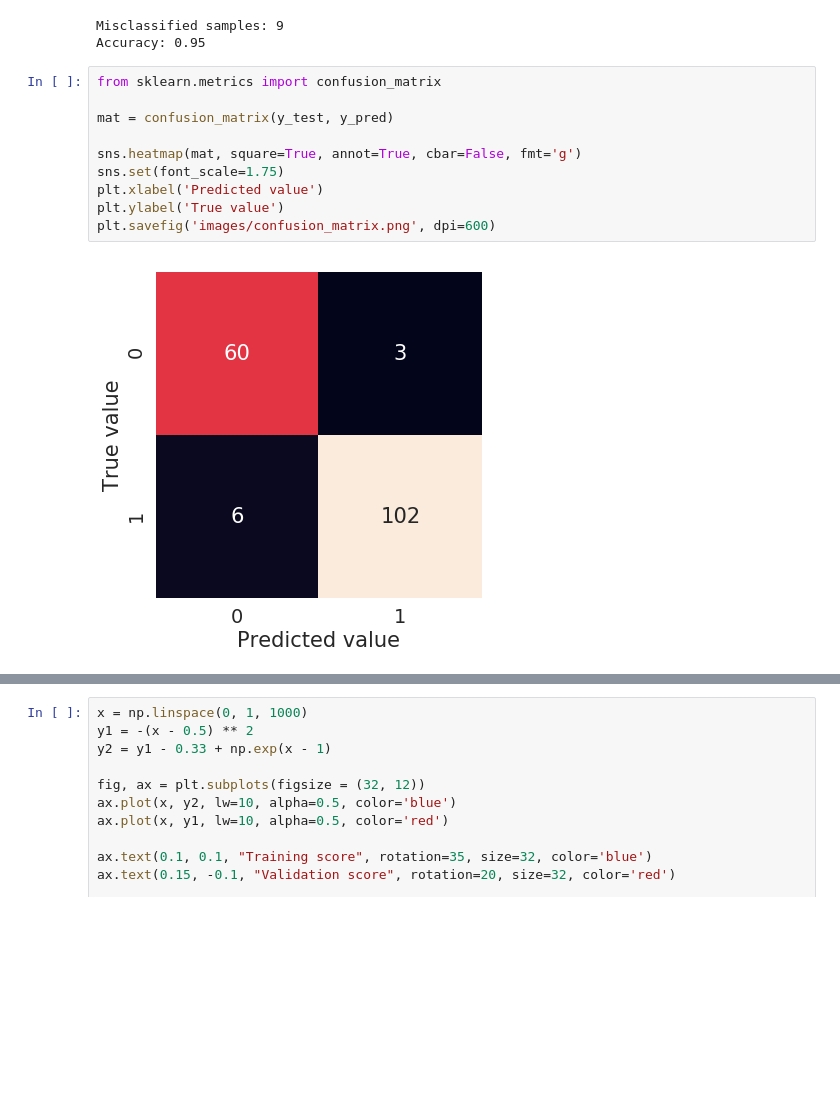
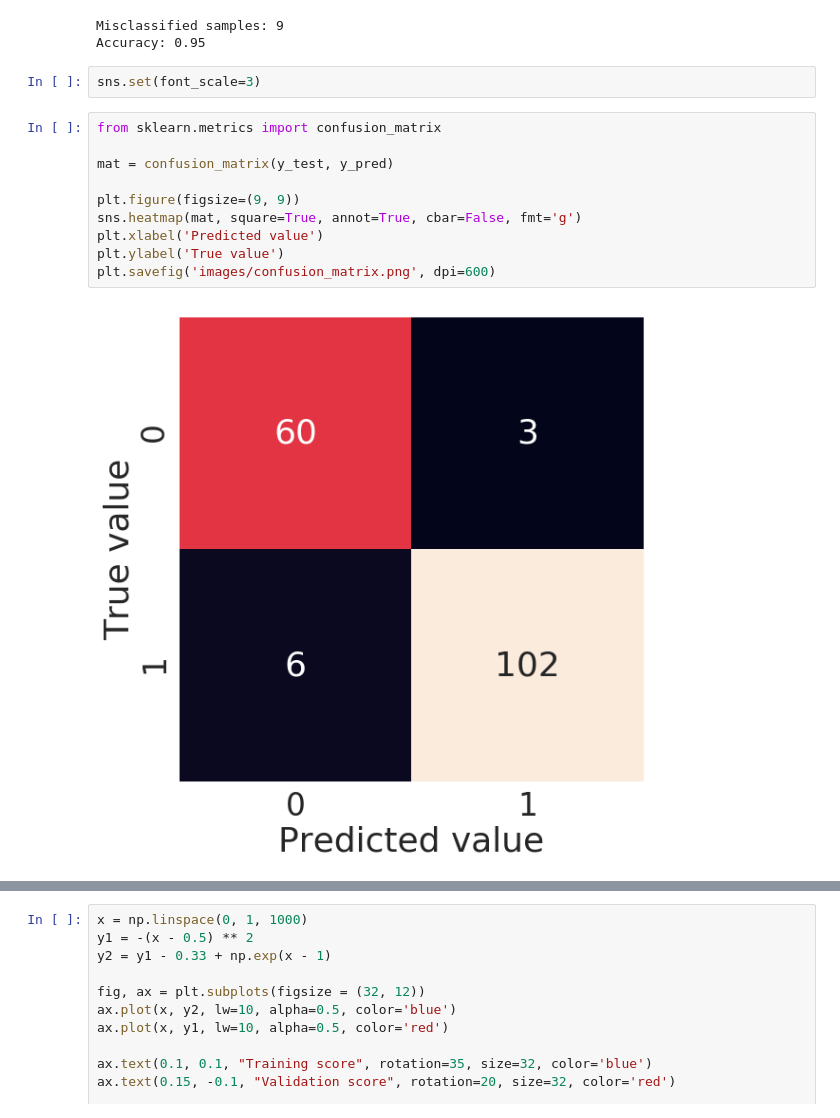
Before and after one commit to marskar/ds101, a Jupyter notebook: index.ipynb, the cells around one changed output, grey strips where cells are left out. Saved outputs shown, nothing was run; the diff lists cells and outputs as text; blank space fills up the shorter version.

```diff
--- a/index.ipynb
+++ b/index.ipynb
@@ -160,18 +167,20 @@ print('Accuracy: {:.2f}'.format(accuracy))
 # %% [output]
 Misclassified samples: 9
 Accuracy: 0.95
+# %%
+sns.set(font_scale=3)
 # %%
 from sklearn.metrics import confusion_matrix
 
 mat = confusion_matrix(y_test, y_pred)
 
+plt.figure(figsize=(9, 9))
 sns.heatmap(mat, square=True, annot=True, cbar=False, fmt='g')
-sns.set(font_scale=1.75)
 plt.xlabel('Predicted value')
 plt.ylabel('True value')
 plt.savefig('images/confusion_matrix.png', dpi=600)
 # %% [output]
-[figure, old version]
+[figure, new version]
 # %%
 import numpy as np
 from sklearn.preprocessing import PolynomialFeatures
```
Also changed, not shown: parts of 6 cells of this notebook, 8 other files.
